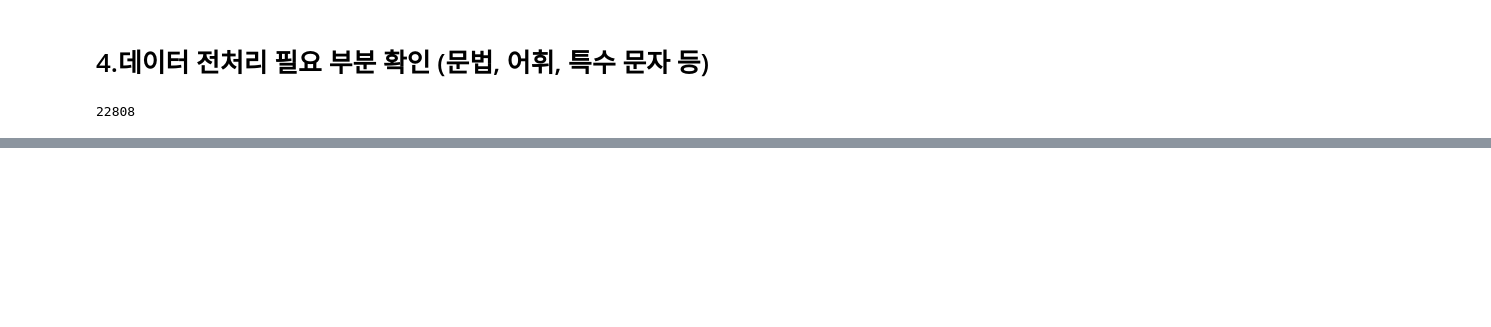
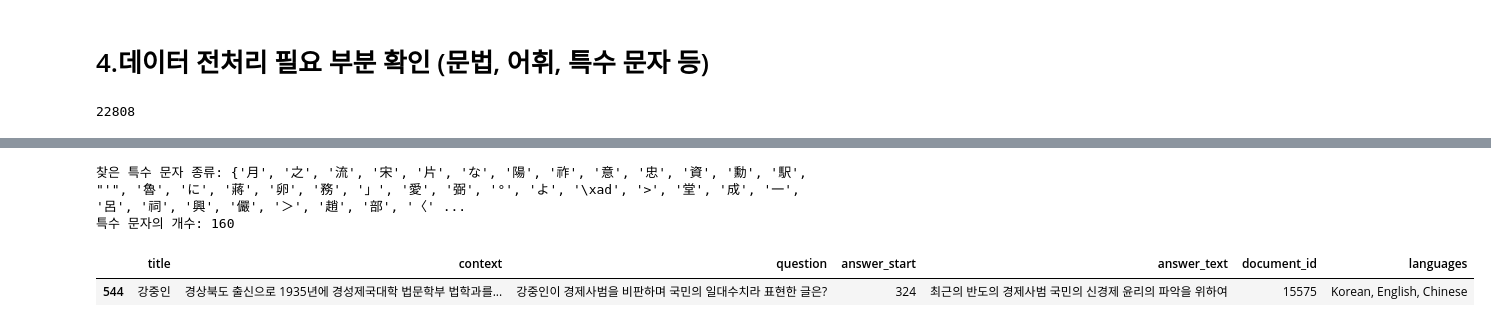
Before and after one commit to boostcampaitech7/level2-mrc-nlp-06, a Jupyter notebook: EDA_team_folder/sty_EDA.ipynb, the cells around one changed output, grey strips where cells are left out. Saved outputs shown, nothing was run; the diff lists cells and outputs as text; code cells hidden in the pictures; blank space fills up the shorter version.

```diff
--- a/EDA_team_folder/sty_EDA.ipynb
+++ b/EDA_team_folder/sty_EDA.ipynb
@@ -417,0 +467,27 @@ print(f"특수 문자의 개수: {len(all_special_chars)}")
+# %%
+# 특수 문자를 찾는 함수 정의
+def find_special_characters(text, pattern):
+    # 정규 표현식을 사용하여 특수 문자 찾기
+    return re.findall(pattern, text)
+
+# context에서 모든 특수 문자를 찾고 중복 제거
+all_special_chars = set()
+pattern = r'[^a-zA-Z0-9가-힣\s]' # 알파벳, 숫자, 한글, 공백 제외
+#pattern = r'[^a-zA-Z0-9가-힣\s\u4e00-\u9fff]' # 알파벳, 숫자, 한글, 한자 공백 제외
+#pattern = r'[^a-zA-Z0-9가-힣\s\u4e00-\u9FFF\u3040-\u309F\u30A0-\u30FF\u0600-\u06FF]' # 알파벳, 숫자, 한글, 한자, 일본어, 아랍어 공백 제외
+for idx, context in enumerate(train_df['answer_text']):
+    special_chars = find_special_characters(context, pattern)
+    all_special_chars.update(special_chars)
+
+# 결과 출력
+print(f"찾은 특수 문자 종류: {all_special_chars}")
+print(f"특수 문자의 개수: {len(all_special_chars)}")
+# %% [output]
+찾은 특수 문자 종류: {'月', '之', '流', '宋', '片', 'な', '陽', '祚', '意', '忠', '資', '勳', '駅', "'", '魯', 'に', '蔣', '卵', '務', '」', '愛', '弼', '°', 'よ', '\xad', '>', '堂', '成', '一', '呂', '祠', '興', '儼', '＞', '趙', '部', '〈' ...
+특수 문자의 개수: 160
+# %%
+# \xad가 어떤식으로 포함되어 있는지 확인
+train_df[train_df["answer_text"].str.contains("\xad")]
+# %% [output]
+|  | title | context | question | answer_start | answer_text | document_id | languages |
+| 544 | 강중인 | 경상북도 출신으로 1935년에 경성제국대학 법문학부 법학과를... | 강중인이 경제사범을 비판하며 국민의 일대수치라 표현한 글은? | 324 | 최근의 반도의 경제사범 ­국민의 신경제 윤리의 파악을 위하여­ | 15575 | Korean, English, Chinese |
```
Also changed, not shown: parts of 36 cells of this notebook.
